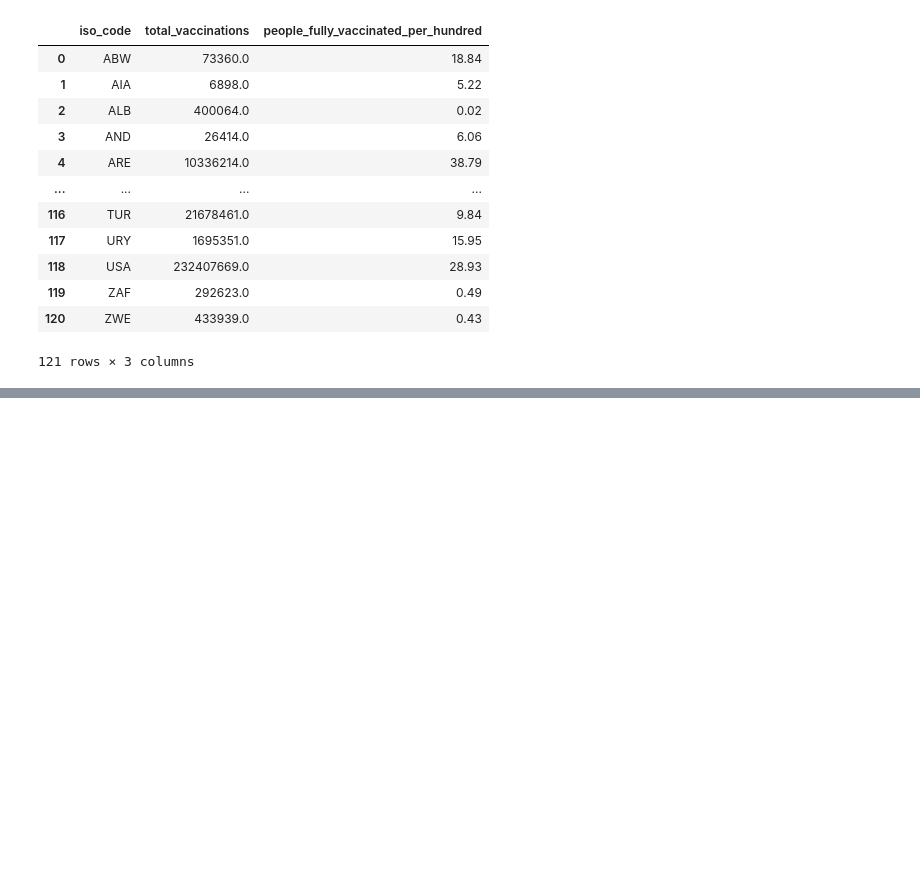
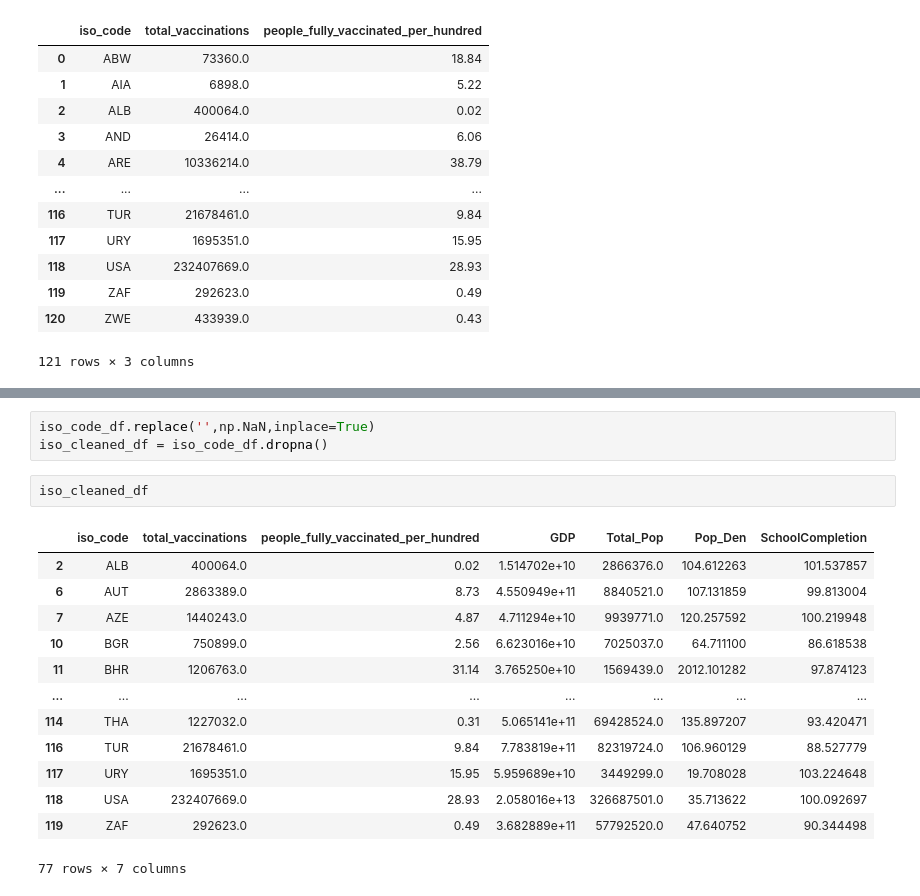
Before and after one commit to AJB-hub/Covid19_Vaccination_Progress, a Jupyter notebook: iso_call.ipynb, the cells around one changed output, grey strips where cells are left out. Saved outputs shown, nothing was run; the diff lists cells and outputs as text; blank space fills up the shorter version.

```diff
--- a/iso_call.ipynb
+++ b/iso_call.ipynb
@@ -150,0 +92,19 @@ http://api.worldbank.org/v2/country/BGD/indicator/NY.GDP.MKTP.CD?date=2019&forma
+# %%
+iso_code_df.replace('',np.NaN,inplace=True)
+iso_cleaned_df = iso_code_df.dropna()
+# %%
+iso_cleaned_df
+# %% [output]
+|  | iso_code | total_vaccinations | people_fully_vaccinated_per_hundred | GDP | Total_Pop | Pop_Den | SchoolCompletion |
+| 2 | ALB | 400064.0 | 0.02 | 1.514702e+10 | 2866376.0 | 104.612263 | 101.537857 |
+| 6 | AUT | 2863389.0 | 8.73 | 4.550949e+11 | 8840521.0 | 107.131859 | 99.813004 |
+| 7 | AZE | 1440243.0 | 4.87 | 4.711294e+10 | 9939771.0 | 120.257592 | 100.219948 |
+| 10 | BGR | 750899.0 | 2.56 | 6.623016e+10 | 7025037.0 | 64.711100 | 86.618538 |
+| 11 | BHR | 1206763.0 | 31.14 | 3.765250e+10 | 1569439.0 | 2012.101282 | 97.874123 |
+| ... | ... | ... | ... | ... | ... | ... | ... |
+| 114 | THA | 1227032.0 | 0.31 | 5.065141e+11 | 69428524.0 | 135.897207 | 93.420471 |
+| 116 | TUR | 21678461.0 | 9.84 | 7.783819e+11 | 82319724.0 | 106.960129 | 88.527779 |
+| 117 | URY | 1695351.0 | 15.95 | 5.959689e+10 | 3449299.0 | 19.708028 | 103.224648 |
+| 118 | USA | 232407669.0 | 28.93 | 2.058016e+13 | 326687501.0 | 35.713622 | 100.092697 |
+| 119 | ZAF | 292623.0 | 0.49 | 3.682889e+11 | 57792520.0 | 47.640752 | 90.344498 |
+77 rows × 7 columns
```
Also changed, not shown: parts of 9 cells of this notebook, 1 other file.
